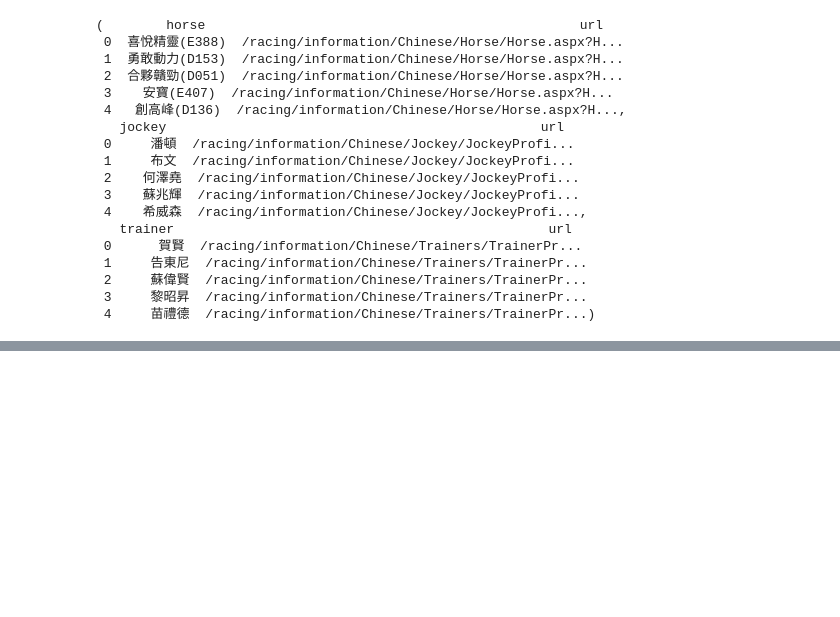
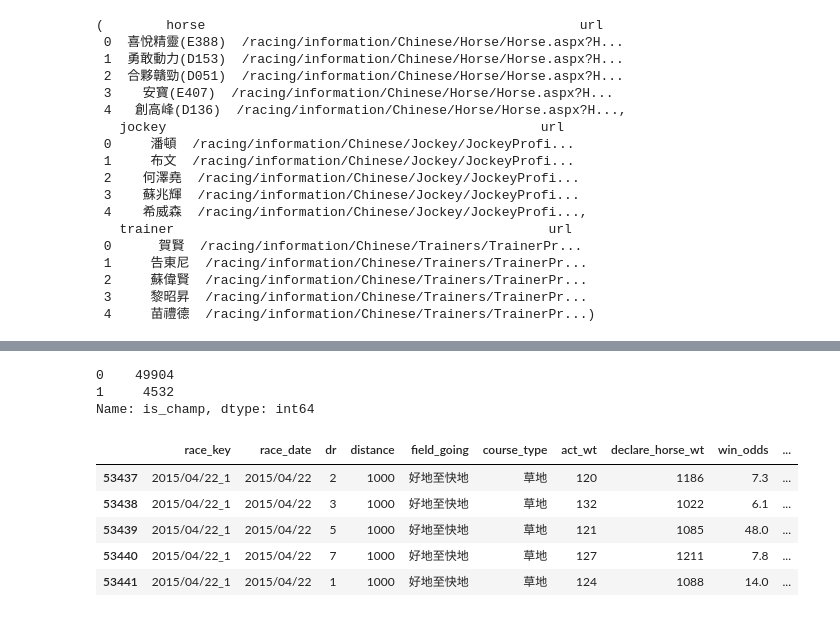
Before and after one commit to FanDazz/hkjc_race_ranking, a Jupyter notebook: 02_intro_on_data.ipynb, the cells around one changed output, grey strips where cells are left out. Cells and saved outputs as stored; diff of their text form; code cells hidden in the pictures; blank space fills up the shorter version.

```diff
--- a/02_intro_on_data.ipynb
+++ b/02_intro_on_data.ipynb
@@ -81,0 +140,35 @@ horse.head(), jockey.head(), trainer.head()
+# %%
+""" 5 Champion of Each Race?
+"""
+
+perform['is_champ'] = perform['Pla.'].apply(lambda x: 1 if x==1 else 0)
+
+perform['is_champ'].value_counts()
+# %% [output]
+0    49904
+1     4532
+Name: is_champ, dtype: int64
+# %%
+""" 6 Filter out Fields with Race Key
+"""
+
+perform['race_key'] = perform['Race Date'].astype(str)+ '_' + perform['Race No.'].astype(str)
+
+perform = perform[['race_key', 'Race Date'
+                   , 'Dr.', 'Distance', 'Field Going', 'Course Type'
+                   , 'Act. Wt.', 'Declare. Horse Wt.', 'Win Odds', 'Horse', 'Jockey', 'Trainer'
+                   , 'is_champ', 'Pla.', 'Finish Time']]
+
+cols = ['_'.join(item.replace('.', '').lower().split(' ')) for item in perform.columns.tolist()]
+
+perform.columns = cols
+perform = perform.sort_values(by=['race_key', 'pla'], ascending=True)
+
+perform.head()
+# %% [output]
+|  | race_key | race_date | dr | distance | field_going | course_type | act_wt | declare_horse_wt | win_odds | ... |
+| 53437 | 2015/04/22_1 | 2015/04/22 | 2 | 1000 | 好地至快地 | 草地 | 120 | 1186 | 7.3 | ... |
+| 53438 | 2015/04/22_1 | 2015/04/22 | 3 | 1000 | 好地至快地 | 草地 | 132 | 1022 | 6.1 | ... |
+| 53439 | 2015/04/22_1 | 2015/04/22 | 5 | 1000 | 好地至快地 | 草地 | 121 | 1085 | 48.0 | ... |
+| 53440 | 2015/04/22_1 | 2015/04/22 | 7 | 1000 | 好地至快地 | 草地 | 127 | 1211 | 7.8 | ... |
+| 53441 | 2015/04/22_1 | 2015/04/22 | 1 | 1000 | 好地至快地 | 草地 | 124 | 1088 | 14.0 | ... |
```
Also changed, not shown: parts of 19 cells of this notebook, 3 other files.
